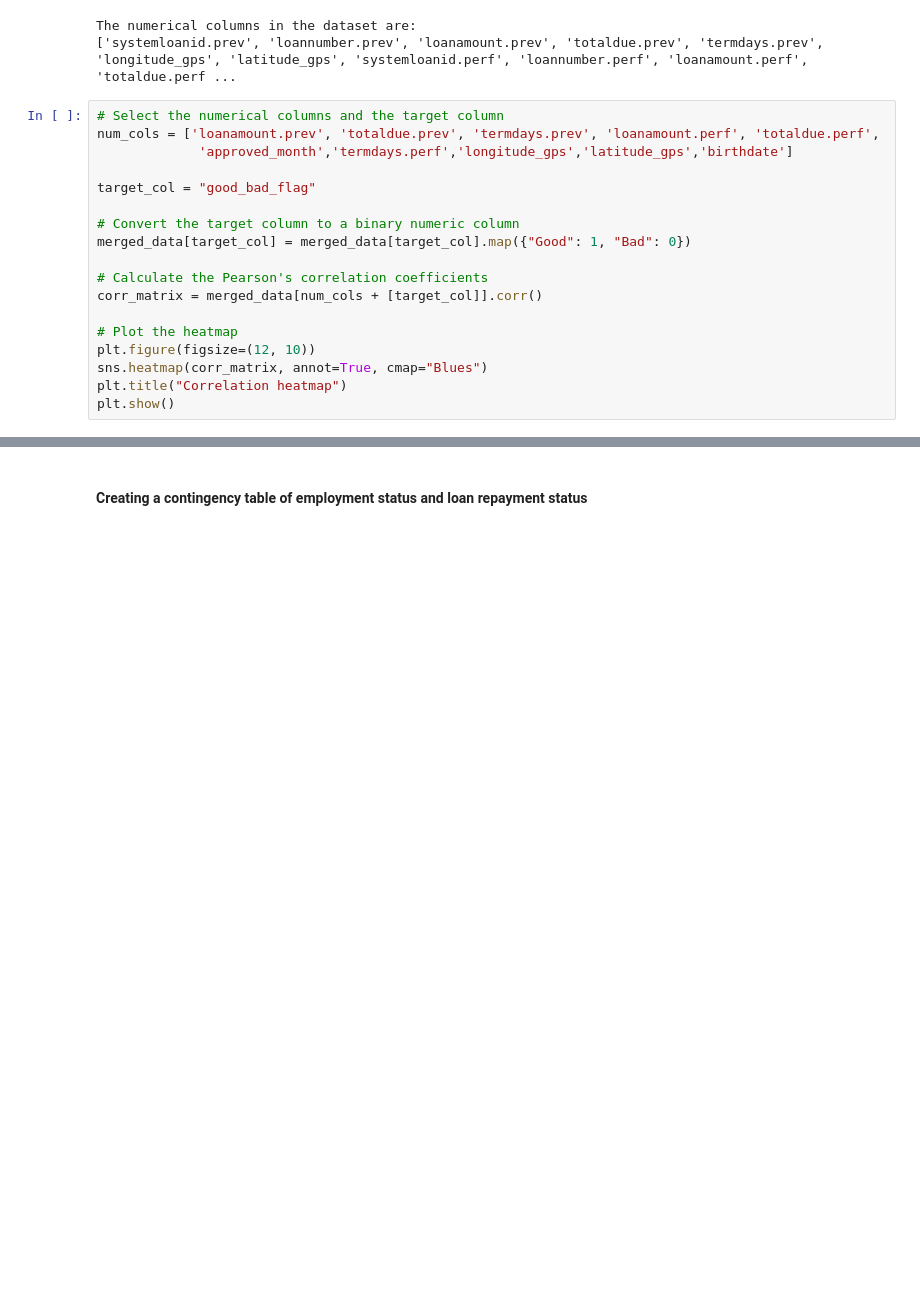
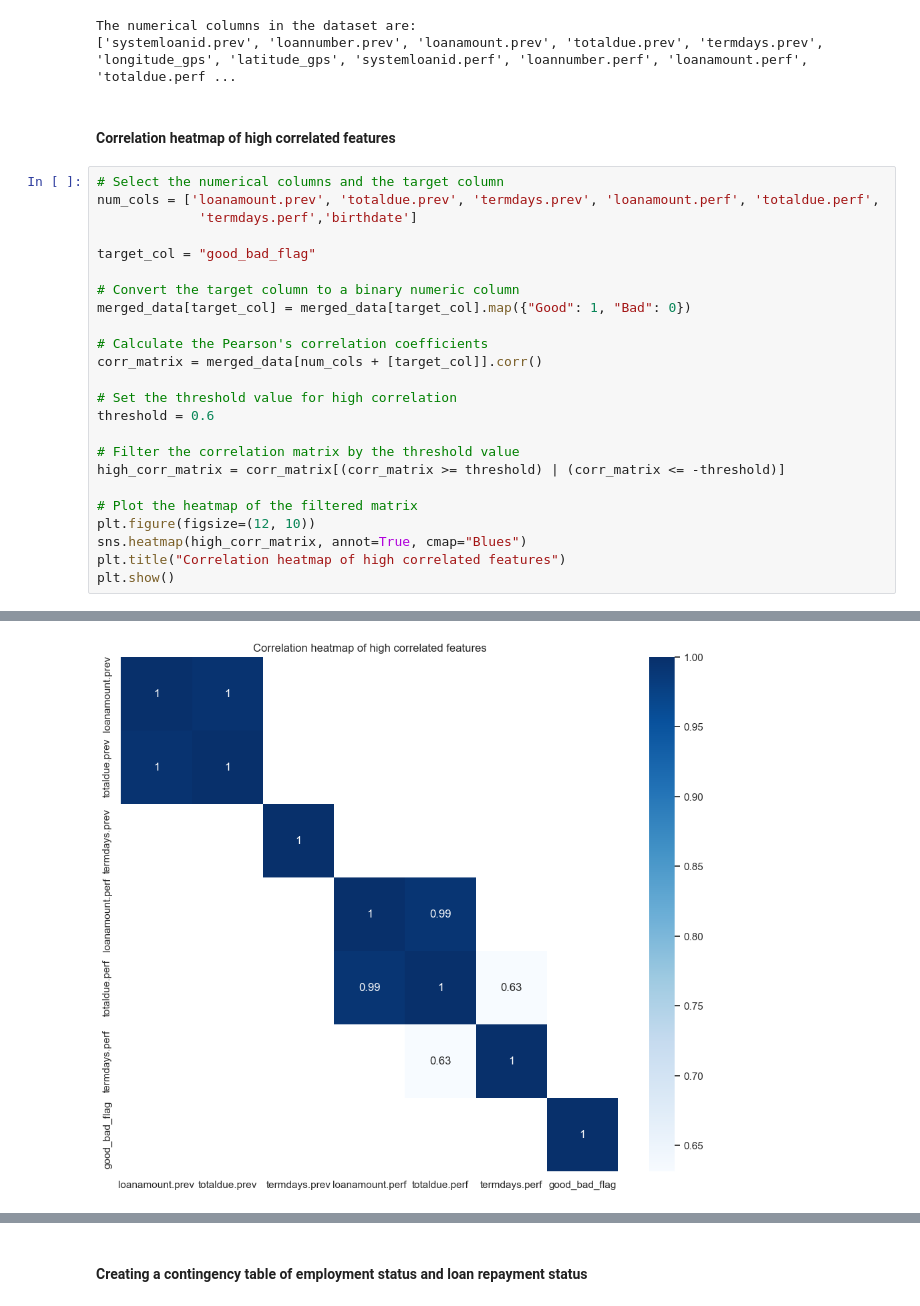
Before and after one commit to frank015940/Loan-Default-Prediction, a Jupyter notebook: loan_default.ipynb, the cells around one changed output, grey strips where cells are left out. Drawn from its saved outputs; the diff is of its cells as text; blank space fills up the shorter version.

```diff
--- a/loan_default.ipynb
+++ b/loan_default.ipynb
@@ -485,10 +522,12 @@ print(numeric_col_names)
 # %% [output]
 The numerical columns in the dataset are:
 ['systemloanid.prev', 'loannumber.prev', 'loanamount.prev', 'totaldue.prev', 'termdays.prev', 'longitude_gps', 'latitude_gps', 'systemloanid.perf', 'loannumber.perf', 'loanamount.perf', 'totaldue.perf ...
+# %% [markdown]
+#### Correlation heatmap of high correlated features
 # %%
 # Select the numerical columns and the target column
 num_cols = ['loanamount.prev', 'totaldue.prev', 'termdays.prev', 'loanamount.perf', 'totaldue.perf',
-             'approved_month','termdays.perf','longitude_gps','latitude_gps','birthdate']
+             'termdays.perf','birthdate']
 
 target_col = "good_bad_flag"
 
@@ -498,9 +537,15 @@ merged_data[target_col] = merged_data[target_col].map({"Good": 1, "Bad": 0})
 # Calculate the Pearson's correlation coefficients
 corr_matrix = merged_data[num_cols + [target_col]].corr()
 
-# Plot the heatmap
+# Set the threshold value for high correlation
+threshold = 0.6
+
+# Filter the correlation matrix by the threshold value
+high_corr_matrix = corr_matrix[(corr_matrix >= threshold) | (corr_matrix <= -threshold)]
+
+# Plot the heatmap of the filtered matrix
 plt.figure(figsize=(12, 10))
-sns.heatmap(corr_matrix, annot=True, cmap="Blues")
-plt.title("Correlation heatmap")
+sns.heatmap(high_corr_matrix, annot=True, cmap="Blues")
+plt.title("Correlation heatmap of high correlated features")
 plt.show()
 # %% [output]
@@ -508,3 +553,4 @@ KeyError: "['approved_month'] not in index"
+[figure, added]
 # %% [markdown]
 from the heatmap above we find that columns that exibit a high correlation with the target variable;
        - `totaldue.perf`
```
Also changed, not shown: parts of 26 cells of this notebook.
